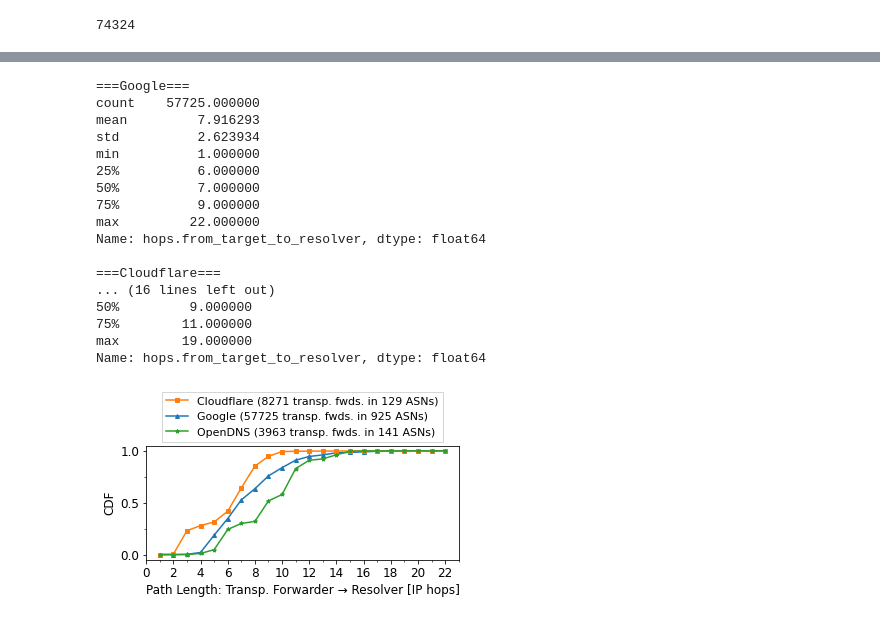
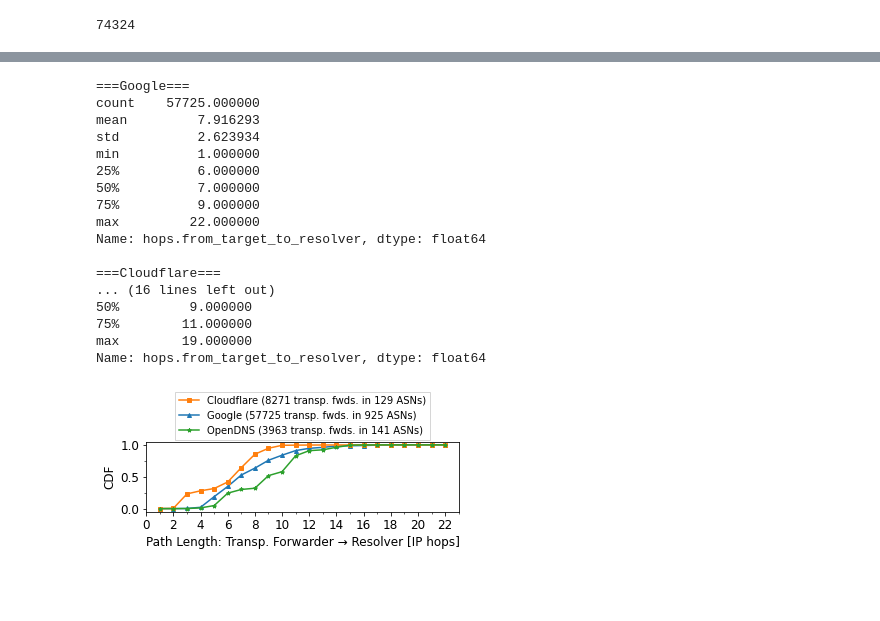
Before and after one commit to netd-tud/artifacts-conext21-dns-fwd, a Jupyter notebook: dns-measurement-analysis/Paper_Plots.ipynb, the cells around one changed output, grey strips where cells are left out. Drawn from its saved outputs; the diff is of its cells as text; code cells hidden in the pictures; blank space fills up the shorter version.

Commit message:
include fonts in figures

```diff
--- a/dns-measurement-analysis/Paper_Plots.ipynb
+++ b/dns-measurement-analysis/Paper_Plots.ipynb
@@ -4,6 +4,8 @@
 import pandas as pd
 import numpy as np
 import matplotlib
+matplotlib.rcParams['pdf.fonttype'] = 42
+matplotlib.rcParams['ps.fonttype'] = 42
 import matplotlib.pyplot as plt
 import matplotlib.colors as mpc
 import seaborn as sns
@@ -409,6 +411,7 @@ r_names = {
 df_dnsroute["ip.resolver.name"] = df_dnsroute["ip.resolver"].map(r_names)
 # %%
 # lets only inspect the well-known, present resolvers
+plt.rcParams.update({'font.size': 12})
 top_resolver = ["Google","Cloudflare","OpenDNS"]
 
 grp_top = df_dnsroute.groupby(["ip.resolver.name"])
@@ -431,43 +434,45 @@ df_cdfs = pd.concat(cdfs, axis=1).ffill().fillna(0)
 
 # and finally plot it
 
-ax = df_cdfs.plot(figsize=(8*0.7,3*0.7), style=["-^","-s","-*"], markersize=4)
+ax = df_cdfs.plot(figsize=(8*0.7,3*0.43), style=["-^","-s","-*"], markersize=4)
 
 ax.set_xlabel("Path Length: Transp. Forwarder → Resolver [IP hops]")
 ax.set_ylabel("CDF")
 ax.set_xticks(list(range(0,24,2)))
+# ax.set_yticks([0,0.25,0.5,0.75,1])
+ax.set_yticks([0,0.5, 1])
 ax.set_xlim((0,23))
 
 # add minor ticks to improve readability
 ax.xaxis.set_minor_locator(AutoMinorLocator(2))
 ax.yaxis.set_minor_locator(AutoMinorLocator(2))
 
 # fix order in legend and improve pos
 handles, labels = ax.get_legend_handles_labels()
 ax.legend([handles[1], handles[0], handles[2]], [labels[1], labels[0], labels[2]],
-          loc='upper center', bbox_to_anchor=(0.5, 1.52),
-          ncol=1, fancybox=False, shadow=False, prop={"size":11})
+          loc='upper center', bbox_to_anchor=(0.5, 1.78),
+          ncol=1, fancybox=False, shadow=False, prop={"size":10})
 
 fig = ax.get_figure()
 fig.savefig("./figures/cdf_hop_distance_resolvers.pdf", bbox_inches='tight')
 plt.show()
 plt.close(fig)
 # %% [output]
 ===Google===
 count    57725.000000
 mean         7.916293
 std          2.623934
 min          1.000000
 25%          6.000000
 50%          7.000000
 75%          9.000000
 max         22.000000
 Name: hops.from_target_to_resolver, dtype: float64
 
 ===Cloudflare===
 ... (16 lines left out)
 50%         9.000000
 75%        11.000000
 max        19.000000
 Name: hops.from_target_to_resolver, dtype: float64
-[figure, old version]
+[figure, new version]
```
Also changed, not shown: 5 other files.
